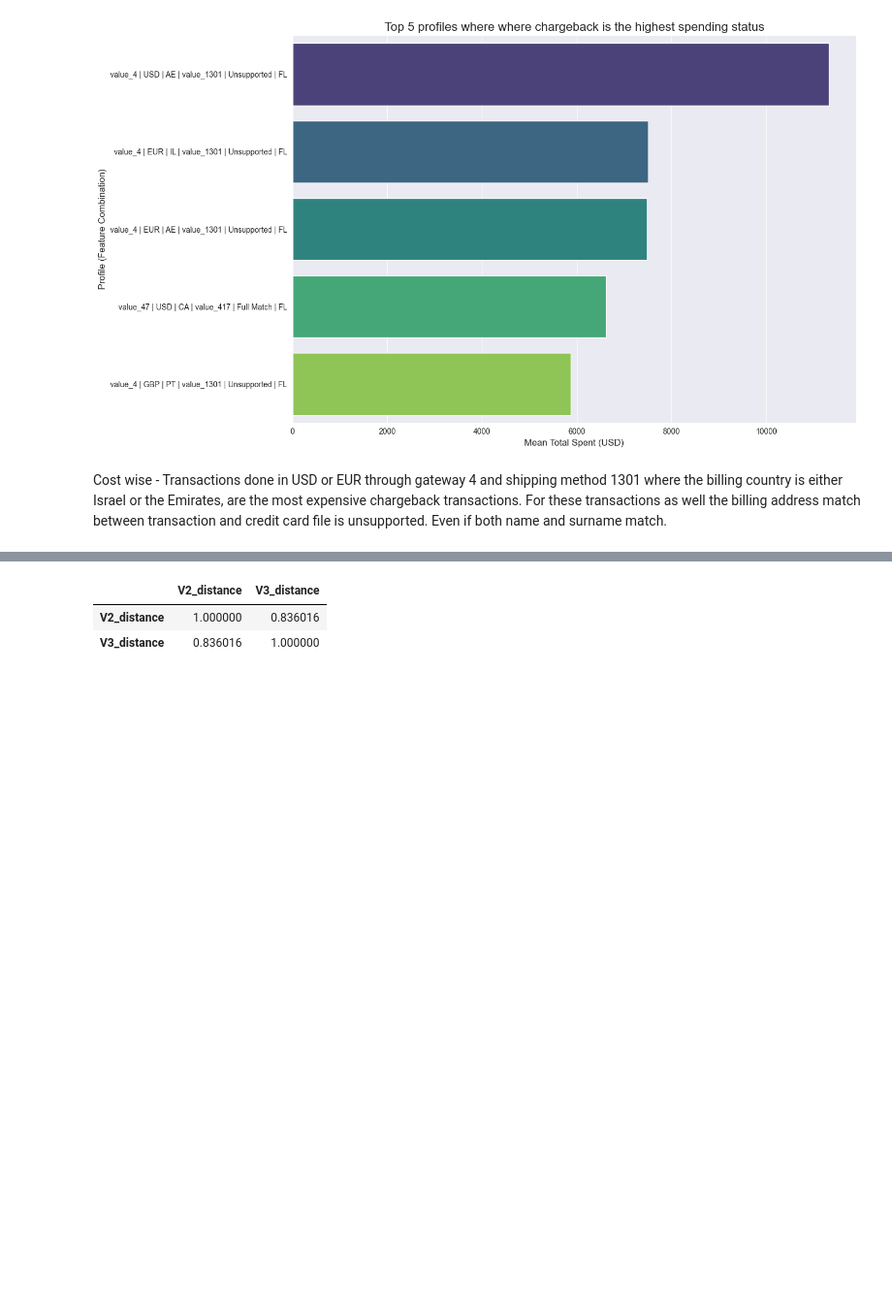
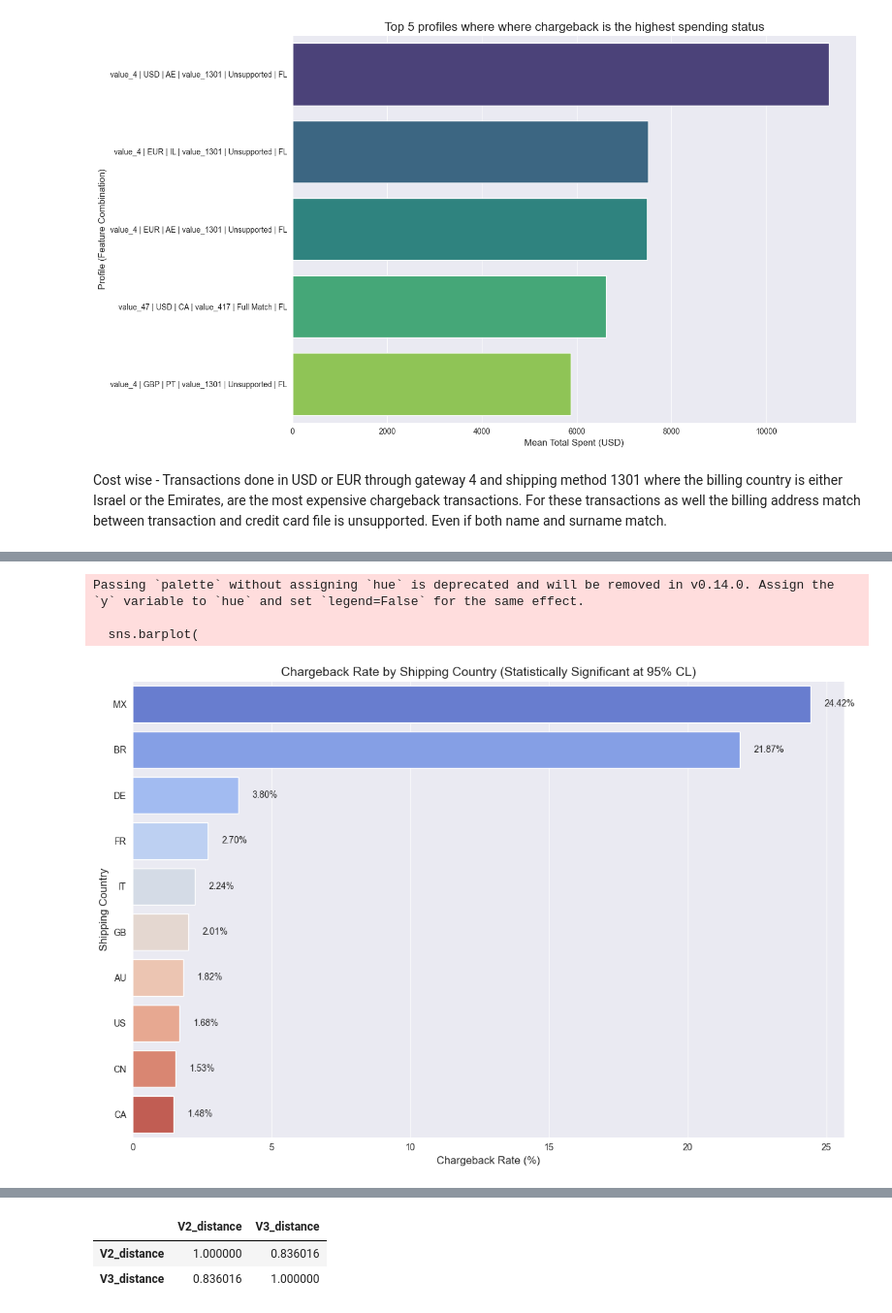
Before and after one commit to gioiablayer96/data-wizard-gioia, a Jupyter notebook: Home_Assignments/Riskified_home_assignment/riskified_home_assignment_Gioia_Blayer/riskified_home_assignment.ipynb, the cells around one changed output, grey strips where cells are left out. Shown at 97% size. Drawn from its saved outputs; the diff is of its cells as text; code cells hidden in the pictures; blank space fills up the shorter version.

Commit message:
Riskified home assignment prep interview - ppt

```diff
--- a/Home_Assignments/Riskified_home_assignment/riskified_home_assignment_Gioia_Blayer/riskified_home_assignment.ipynb
+++ b/Home_Assignments/Riskified_home_assignment/riskified_home_assignment_Gioia_Blayer/riskified_home_assignment.ipynb
@@ -1483,0 +1737,23 @@ Name: order_id, dtype: float64
+# %%
+# chargeback rate by shipping country
+# Group data by shipping country and status, counting the number of orders
+chargeback_rate_by_shipping_country = df.groupby(['shipping_country_clean', 'status'], as_index=False)['order_id'].nunique()
+
+# Pivot the data to separate 'chargeback' and 'approved' counts into columns
+chargeback_approved_pivot = chargeback_rate_by_shipping_country.pivot(
+    index='shipping_country_clean',
+    columns='status',
+    values='order_id'
+).fillna(0)  # Replace NaN with 0 for countries without certain statuses
+
+# Calculate the chargeback rate
+chargeback_approved_pivot['chargeback_rate'] = round((chargeback_approved_pivot['chargeback'] / (
+    chargeback_approved_pivot['chargeback'] + chargeback_approved_pivot['approved']
+))*100, 2)
+
+# Reset the index to make the shipping country a column
+chargeback_rate_results = chargeback_approved_pivot.reset_index()
+# %%
+signif_chargeback_Rate_per_shipping_country = chargeback_rate_results[(chargeback_rate_results.approved >= 175) & (chargeback_rate_results.chargeback >=40)].sort_values(by=['chargeback_rate'], ascending=False)
+
+signif_chargeback_Rate_per_shipping_country.head(5)
@@ -1483,0 +1767,26 @@ Name: order_id, dtype: float64
+# %%
+# Plot the chargeback rate by shipping country
+plt.figure(figsize=(12, 8))
+sns.barplot(
+    data=signif_chargeback_Rate_per_shipping_country,
+    x='chargeback_rate',
+    y='shipping_country_clean',
+    palette='coolwarm'
+)
+
+# Add value annotations to the bars
+for i, value in enumerate(signif_chargeback_Rate_per_shipping_country['chargeback_rate']):
+    plt.text(value + 0.5, i, f'{value:.2f}%', va='center', fontsize=10)
+
+# Add titles and labels
+plt.title('Chargeback Rate by Shipping Country (Statistically Significant at 95% CL)', fontsize=14)
+plt.xlabel('Chargeback Rate (%)', fontsize=12)
+plt.ylabel('Shipping Country', fontsize=12)
+plt.tight_layout()
+plt.savefig('chargeback_rate_by_shipping_country.png', dpi=300, bbox_inches='tight', facecolor='white')
+plt.show()
+# %% [output]
+Passing `palette` without assigning `hue` is deprecated and will be removed in v0.14.0. Assign the `y` variable to `hue` and set `legend=False` for the same effect.
+
+  sns.barplot(
+[figure, added]
```
Also changed, not shown: parts of 90 cells of this notebook.
